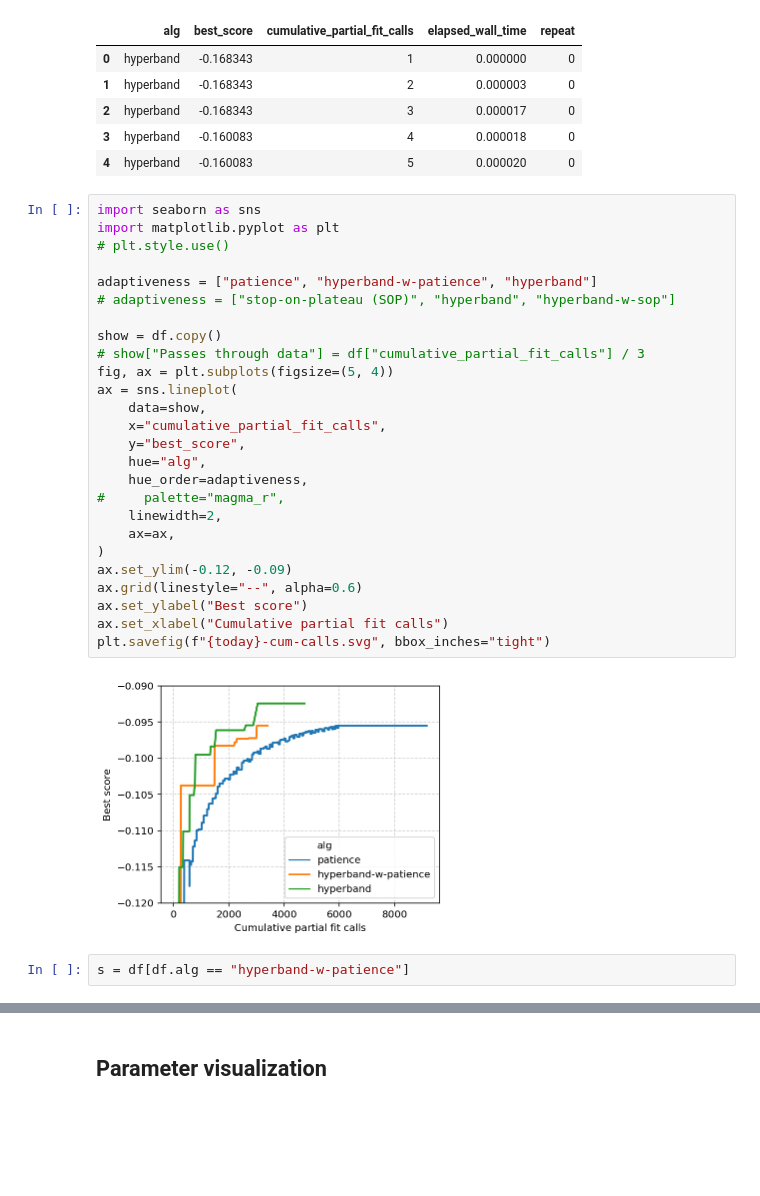
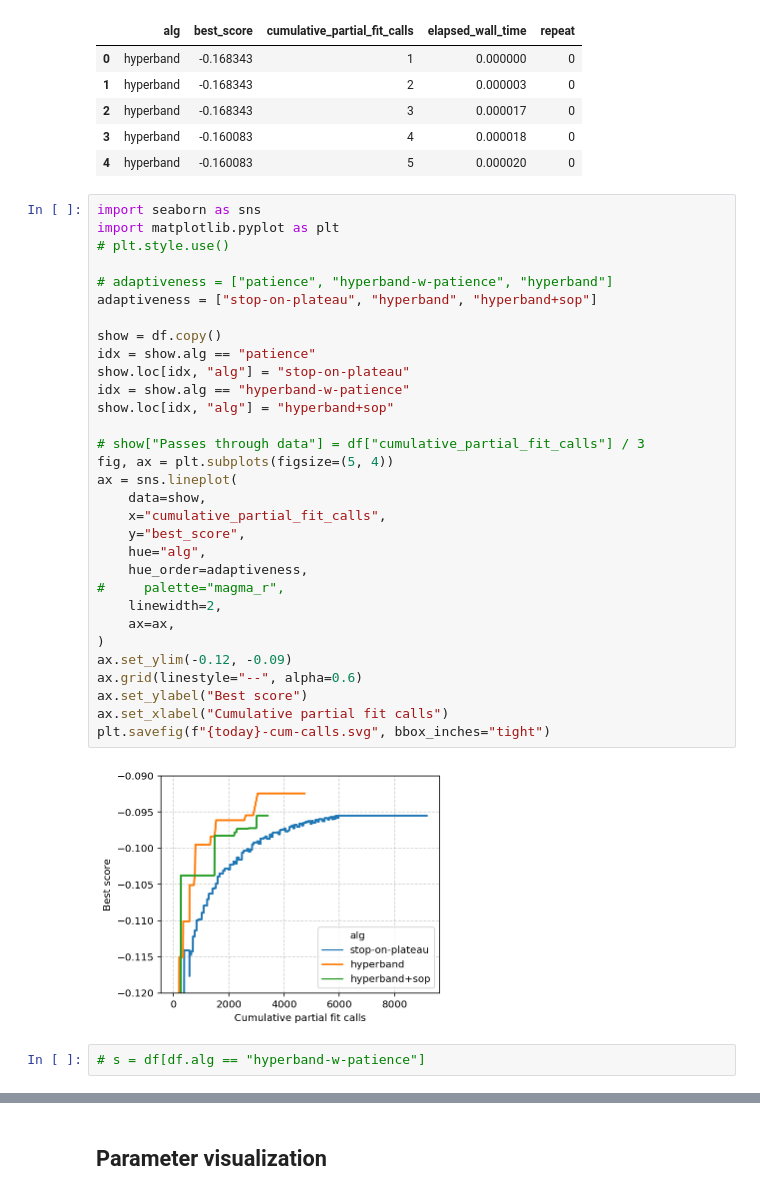
Before and after one commit to stsievert/dask-hyperband-comparison, a Jupyter notebook: Visualize.ipynb, the cells around one changed output, grey strips where cells are left out. Saved outputs shown, nothing was run; the diff lists cells and outputs as text; blank space fills up the shorter version.

Commit message:
More visualization
Former-commit-id: c9ac6a8d9c5e7f191434414f5ca90bd4a4924f88

```diff
--- a/Visualize.ipynb
+++ b/Visualize.ipynb
@@ -104,33 +104,38 @@ df.head()
 # %%
 import seaborn as sns
 import matplotlib.pyplot as plt
 # plt.style.use()
 
-adaptiveness = ["patience", "hyperband-w-patience", "hyperband"]
-# adaptiveness = ["stop-on-plateau (SOP)", "hyperband", "hyperband-w-sop"]
+# adaptiveness = ["patience", "hyperband-w-patience", "hyperband"]
+adaptiveness = ["stop-on-plateau", "hyperband", "hyperband+sop"]
 
 show = df.copy()
+idx = show.alg == "patience"
+show.loc[idx, "alg"] = "stop-on-plateau"
+idx = show.alg == "hyperband-w-patience"
+show.loc[idx, "alg"] = "hyperband+sop"
+
 # show["Passes through data"] = df["cumulative_partial_fit_calls"] / 3
 fig, ax = plt.subplots(figsize=(5, 4))
 ax = sns.lineplot(
     data=show,
     x="cumulative_partial_fit_calls",
     y="best_score",
     hue="alg",
     hue_order=adaptiveness,
 #     palette="magma_r",
     linewidth=2,
     ax=ax,
 )
 ax.set_ylim(-0.12, -0.09)
 ax.grid(linestyle="--", alpha=0.6)
 ax.set_ylabel("Best score")
 ax.set_xlabel("Cumulative partial fit calls")
 plt.savefig(f"{today}-cum-calls.svg", bbox_inches="tight")
 # %% [output]
-[figure, old version]
+[figure, new version]
 # %%
-s = df[df.alg == "hyperband-w-patience"]
+# s = df[df.alg == "hyperband-w-patience"]
 # %%
 import seaborn as sns
 
```
Also changed, not shown: parts of 1 cell of this notebook, 2 other files.
